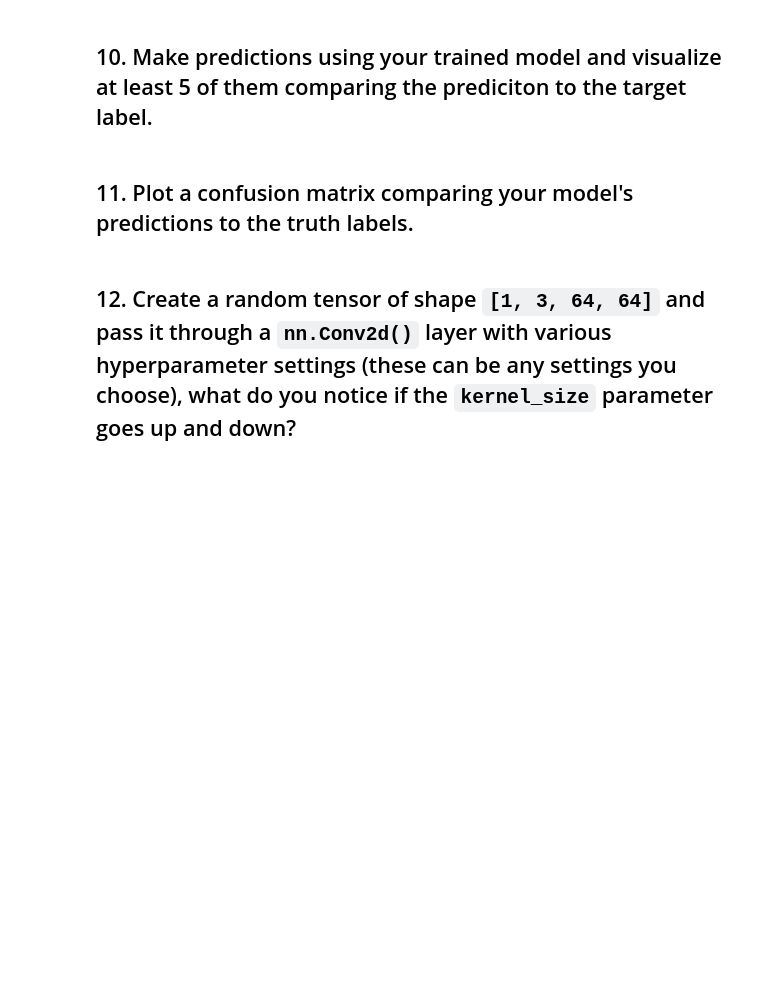
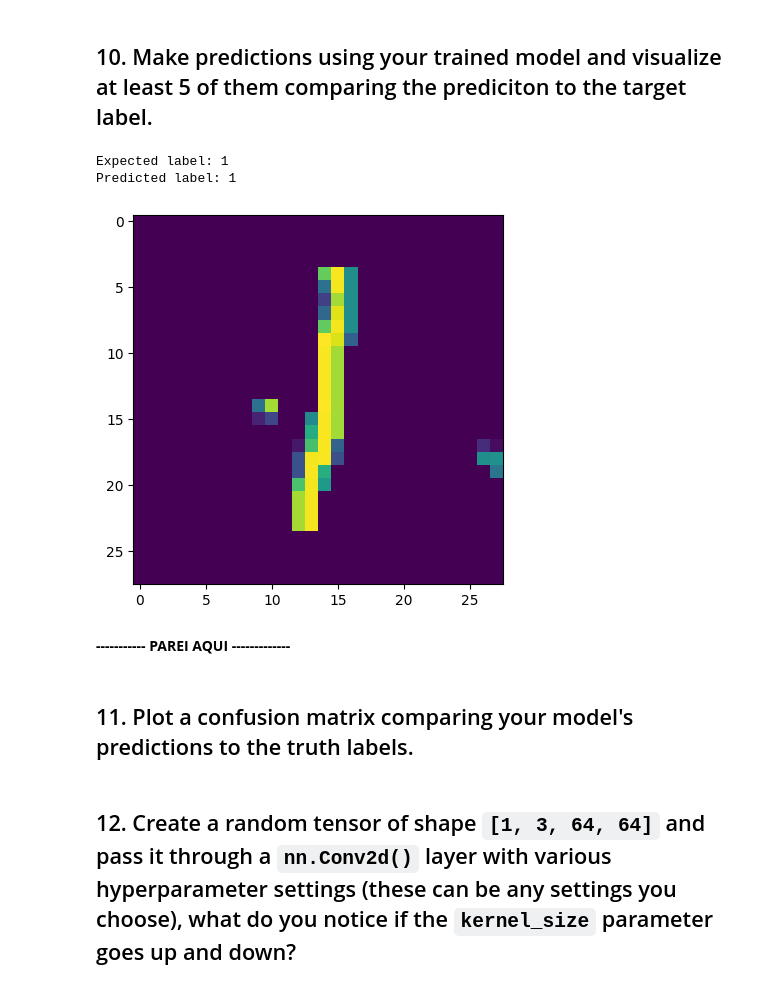
Before and after one commit to gsimassouza/pytorch-deep-learning, a Jupyter notebook: extras/exercises/03_pytorch_computer_vision_exercises.ipynb, the cells around one changed output. Drawn from its saved outputs; the diff is of its cells as text; code cells hidden in the pictures; blank space fills up the shorter version.

```diff
--- a/extras/exercises/03_pytorch_computer_vision_exercises.ipynb
+++ b/extras/exercises/03_pytorch_computer_vision_exercises.ipynb
@@ -37,3 +37,18 @@ Thu Apr 25 02:45:39 2024
 |=======================================================================================|
 |  No running processes found                                                           |
 +---------------------------------------------------------------------------------------+
+# %%
+import requests
+from pathlib import Path
+
+# Download helper functions from Learn PyTorch repo (if not already downloaded)
+if Path("helper_functions.py").is_file():
+  print("helper_functions.py already exists, skipping download")
+else:
+  print("Downloading helper_functions.py")
+  # Note: you need the "raw" GitHub URL for this to work
+  request = requests.get("https://raw.githubusercontent.com/mrdbourke/pytorch-deep-learning/main/helper_functions.py")
+  with open("helper_functions.py", "wb") as f:
+    f.write(request.content)
+
+from helper_functions import accuracy_fn # Note: could also use torchmetrics.Accuracy(task = 'multiclass', num_classes=len(class_names)).to(device)
@@ -133,2 +313,17 @@ test_dataloader = DataLoader(dataset=test_data,
 # %% [markdown]
 ## 10. Make predictions using your trained model and visualize at least 5 of them comparing the prediciton to the target label.
+# %%
+id = 21
+
+plt.imshow(X[id].to('cpu').permute(1, 2, 0))
+print(f'Expected label: {y[id]}')
+
+y_pred = model_0(X[id].to(device).unsqueeze(dim=0)) #I need to do this because my model expects a tensor in the format (B, C, H, W)
+y_pred_label = torch.softmax(y_pred.squeeze(), dim=0).argmax()
+print(f'Predicted label: {y_pred_label}')
+# %% [output]
+Expected label: 1
+Predicted label: 1
+[figure, added]
+# %% [markdown]
+**----------- PAREI AQUI -------------**
```
Also changed, not shown: parts of 5 cells of this notebook.
